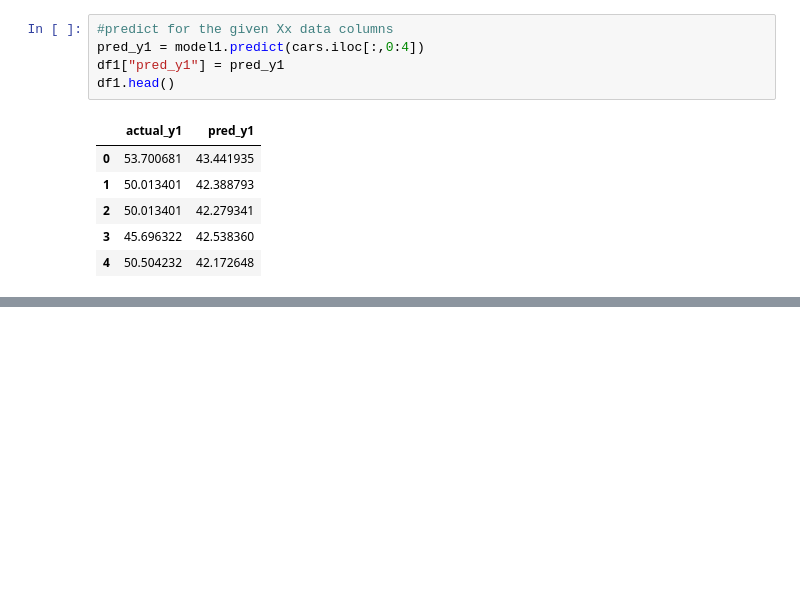
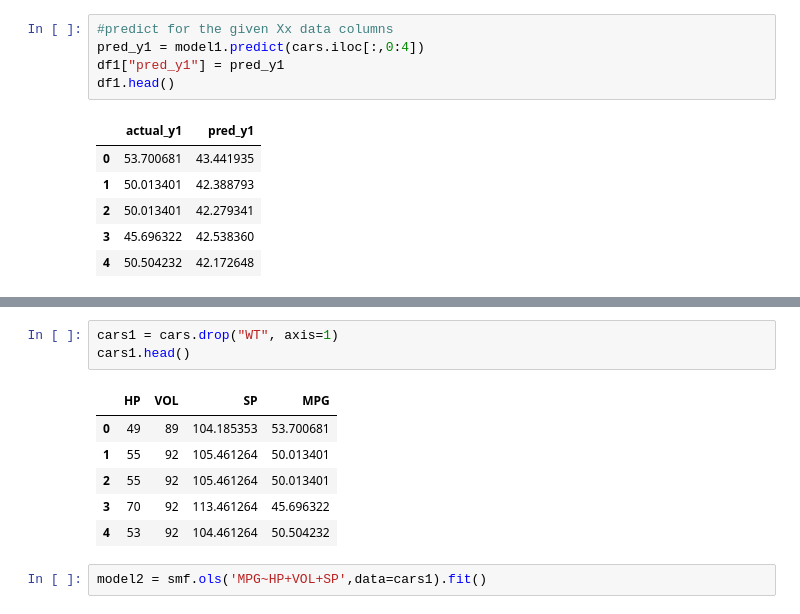
Before and after one commit to himapriya17/himapriya-17, a Jupyter notebook: multiple_linear_regression.ipynb, the cells around one changed output, grey strips where cells are left out. Cells and saved outputs as stored; diff of their text form; blank space fills up the shorter version.

```diff
--- a/multiple_linear_regression.ipynb
+++ b/multiple_linear_regression.ipynb
@@ -245,0 +290,12 @@ df1.head()
+# %%
+cars1 = cars.drop("WT", axis=1)
+cars1.head()
+# %% [output]
+|  | HP | VOL | SP | MPG |
+| 0 | 49 | 89 | 104.185353 | 53.700681 |
+| 1 | 55 | 92 | 105.461264 | 50.013401 |
+| 2 | 55 | 92 | 105.461264 | 50.013401 |
+| 3 | 70 | 92 | 113.461264 | 45.696322 |
+| 4 | 53 | 92 | 104.461264 | 50.504232 |
+# %%
+model2 = smf.ols('MPG~HP+VOL+SP',data=cars1).fit()
```
Also changed, not shown: parts of 12 cells of this notebook.
